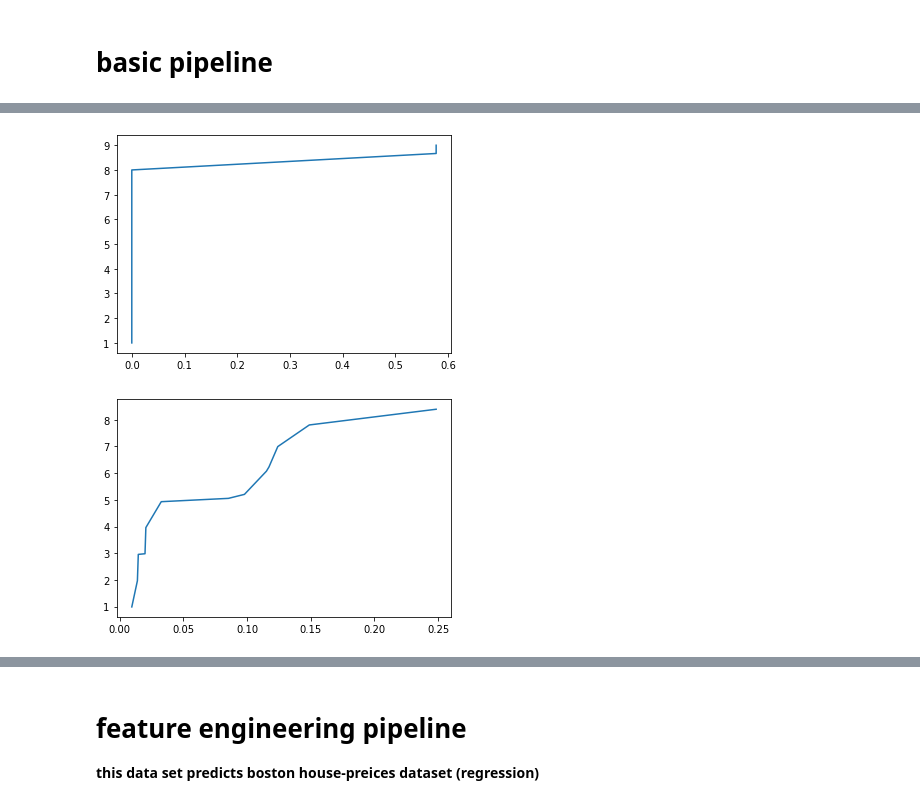
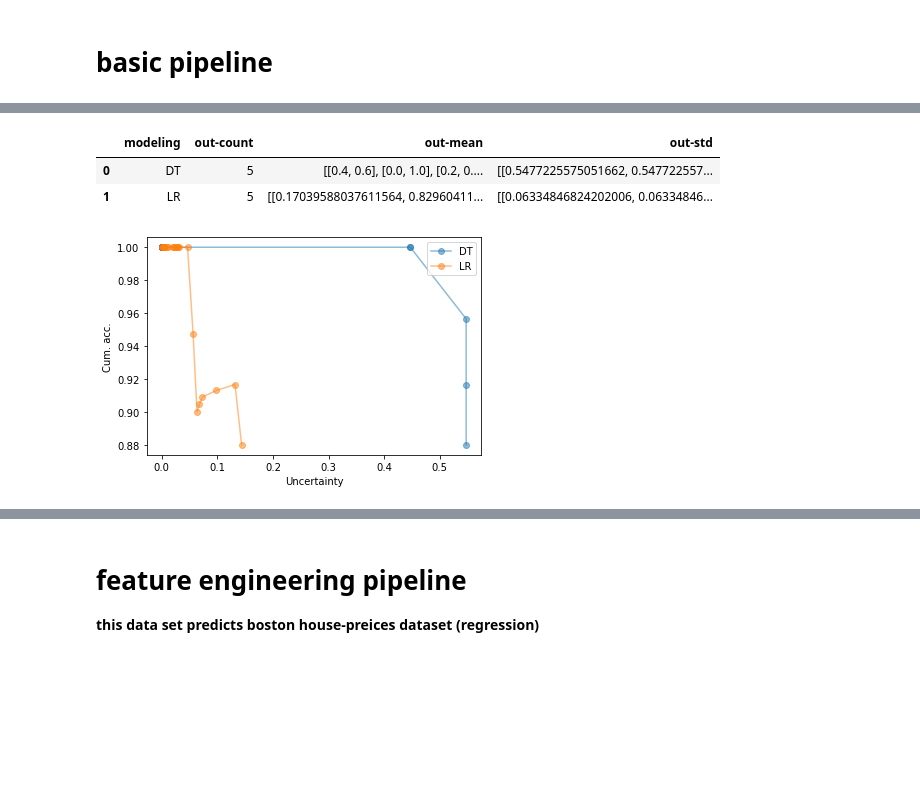
Before and after one commit to Yu-Group/veridical-flow, a Jupyter notebook: notebooks/00_synthetic_classification.ipynb, the cells around one changed output, grey strips where cells are left out. Saved outputs shown, nothing was run; the diff lists cells and outputs as text; code cells hidden in the pictures; blank space fills up the shorter version.

```diff
--- a/notebooks/00_synthetic_classification.ipynb
+++ b/notebooks/00_synthetic_classification.ipynb
@@ -73,12 +70,24 @@ plt.show()
-# %%
-mean_dict, std_dict = modeling_set.predict_with_uncertainties(X_test, group_by=['subsampling'], proba=True)
-u, c = evaluate_uncertainty(mean_dict, std_dict)
-for i in range(u.shape[0]):
-    plt.plot(u[i], c[i])
-    plt.show()
-# %% [output]
-[figure, removed]
-[figure, removed]
+# %%
+mean_dict, std_dict, pred_stats_df = modeling_set.predict_proba(X_test, with_uncertainty=True, group_by=['modeling'])
+pred_stats_df
+# %% [output]
+|  | modeling | out-count | out-mean | out-std |
+| 0 | DT | 5 | [[0.4, 0.6], [0.0, 1.0], [0.2, 0.... | [[0.5477225575051662, 0.547722557... |
+| 1 | LR | 5 | [[0.17039588037611564, 0.82960411... | [[0.06334846824202006, 0.06334846... |
+# %%
+# calculate cumulative accuracy sorted by prediction uncertainty
+u, c, idx = cum_acc_by_uncertainty(mean_dict, std_dict, y_test)
+
+# plot cumulative accuracy by uncertainty
+labels = [key[0].value for key in dict_keys(mean_dict)]
+for i in range(u.shape[0]):
+    plt.plot(u[i], c[i], '-o', label=labels[i], alpha=0.5)
+plt.legend(loc="upper right")
+plt.xlabel("Uncertainty")
+plt.ylabel("Cum. acc.")
+plt.show()
+# %% [output]
+[figure, added]
 # %%
 df = dict_to_df(binary_metrics)
 df
```
Also changed, not shown: parts of 4 cells of this notebook, 2 other files.
